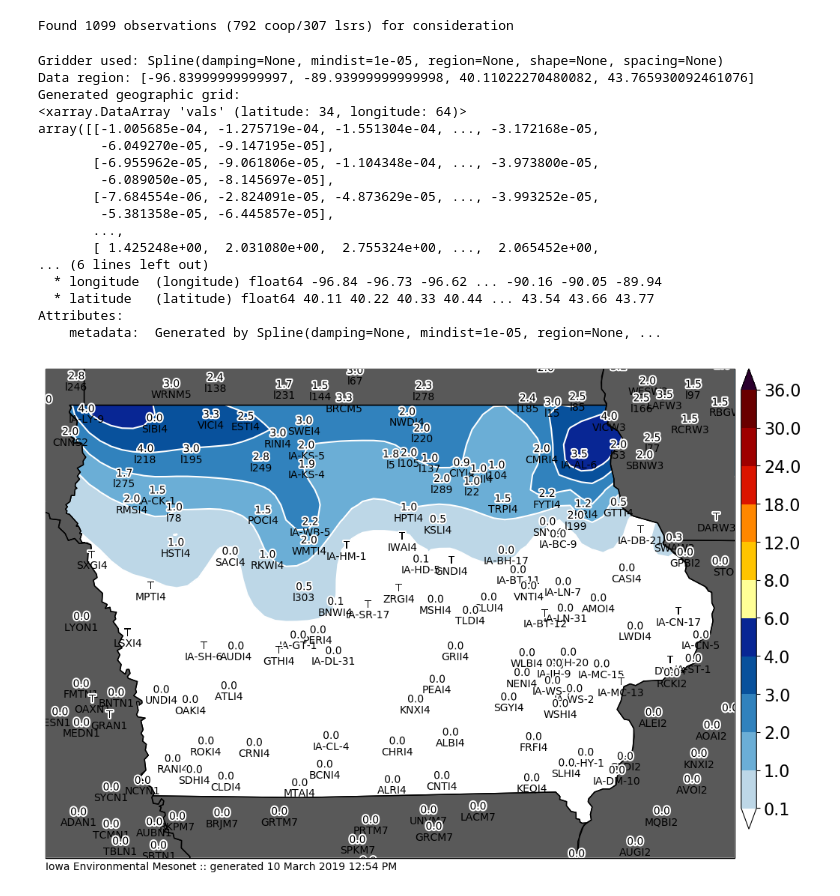
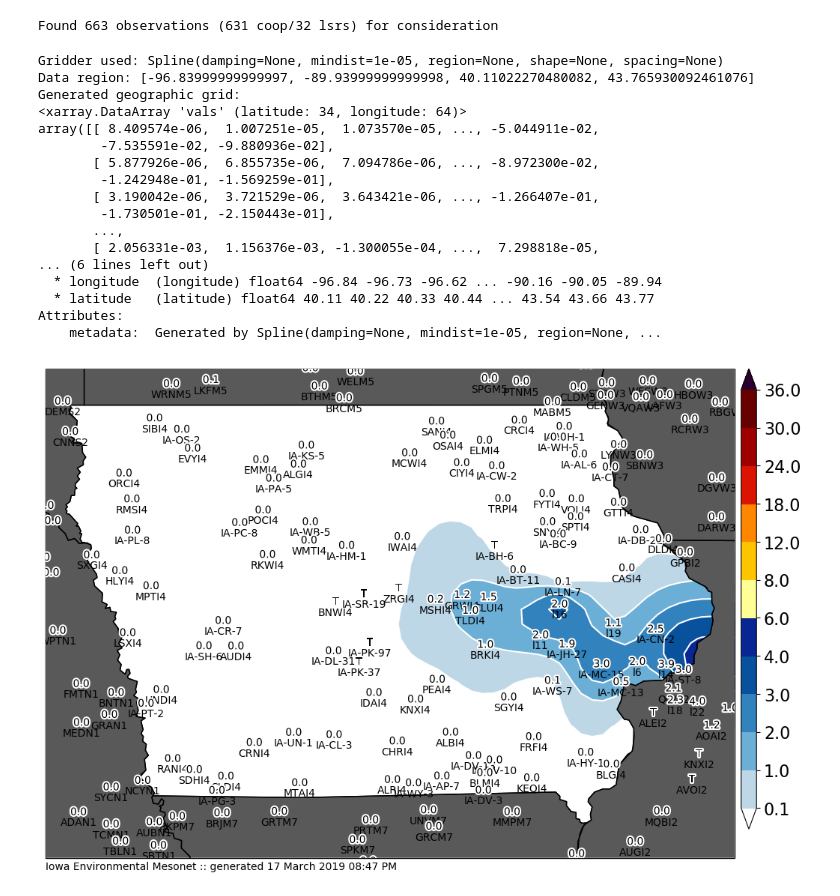
Before and after one commit to akrherz/DEV, a Jupyter notebook: coop/feature_snowfall_analysis.ipynb, the cells around one changed output. Drawn from its saved outputs; the diff is of its cells as text; code cells hidden in the pictures.

```diff
--- a/coop/feature_snowfall_analysis.ipynb
+++ b/coop/feature_snowfall_analysis.ipynb
@@ -81,8 +81,8 @@ def get_coop(dates):
     IEM.close()
     return data
 
-crows = get_coop( ['2019-03-09', '2019-03-10'] )
-sts = utc(2019, 3, 9, 18)
+crows = get_coop( ['2019-03-17', '2019-03-18'] )
+sts = utc(2019, 3, 17, 0)
 ets = utc(2019, 3, 28, 12, 0)
 lrows = get_lsrs(sts, ets)
 
@@ -126,21 +126,17 @@ dfall = df
 #    dfall = pd.concat([df, pd.DataFrame(newrows)], ignore_index=True)
 dfall.set_index('label', inplace=True)
 # %% [output]
-Found 1099 observations (792 coop/307 lsrs) for consideration
+Found 663 observations (631 coop/32 lsrs) for consideration
 # %%
-cull = ['ALXI4', 'DMX', 'IA-DV-1', 'DUBI4']
+cull = ['IA-BH-17', 'VNTI4']
 if cull:
     dfall.at[cull, 'useme'] = False
 
 hardcode = [
-    ('l303', 0.5),
-    ('LSXI4', 0.0001),
-    ('MPTI4', 0.0001),
-    ('IA-CW-2', 1.1),
-    ('IA-AL-6', 3.5),
-    ('SWEI4', 3.0),
-    ('l104', 1.0),
-    ('CMRI4', 2.0),
+    ('IA-SR-19', 0.0001),
+    ('l19', 1.1),
+    ('l16', 2.0),
+
 ]
 
 
@@ -185,41 +181,41 @@ print("Gridder used:", grd)
 region = [min(ll[0], ul[0]), max(lr[0], ur[0]), min(ll[1], ul[1]), max(ul[1], ur[1])]
 print("Data region:", region)
 
 grid = grd.grid(
     region=region,
     spacing=spacing / 3.,
     projection=projection,
     dims=["latitude", "longitude"],
     data_names=["vals"],
 )
 print("Generated geographic grid:")
 print(grid.vals)
 m.contourf(grid.longitude, grid.latitude, grid.vals, clevs, cmap=cmap)
 df_useme_plot = df_useme[(df_useme['val']>=0) & (df_useme['val']<10)]
 m.plot_values(
     df_useme_plot['lon'], df_useme_plot['lat'], df_useme_plot['datalabel'],
     '%s', labels=df_useme_plot.index.values,
     textsize=10, labeltextsize=10, labelbuffer=0)
 m.postprocess(filename='test.png')
 # %% [output]
 Gridder used: Spline(damping=None, mindist=1e-05, region=None, shape=None, spacing=None)
 Data region: [-96.83999999999997, -89.93999999999998, 40.11022270480082, 43.765930092461076]
 Generated geographic grid:
 <xarray.DataArray 'vals' (latitude: 34, longitude: 64)>
-array([[-1.005685e-04, -1.275719e-04, -1.551304e-04, ..., -3.172168e-05,
-        -6.049270e-05, -9.147195e-05],
-       [-6.955962e-05, -9.061806e-05, -1.104348e-04, ..., -3.973800e-05,
-        -6.089050e-05, -8.145697e-05],
-       [-7.684554e-06, -2.824091e-05, -4.873629e-05, ..., -3.993252e-05,
-        -5.381358e-05, -6.445857e-05],
+array([[ 8.409574e-06,  1.007251e-05,  1.073570e-05, ..., -5.044911e-02,
+        -7.535591e-02, -9.880936e-02],
+       [ 5.877926e-06,  6.855735e-06,  7.094786e-06, ..., -8.972300e-02,
+        -1.242948e-01, -1.569259e-01],
+       [ 3.190042e-06,  3.721529e-06,  3.643421e-06, ..., -1.266407e-01,
+        -1.730501e-01, -2.150443e-01],
        ...,
-       [ 1.425248e+00,  2.031080e+00,  2.755324e+00, ...,  2.065452e+00,
+       [ 2.056331e-03,  1.156376e-03, -1.300055e-04, ...,  7.298818e-05,
 ... (6 lines left out)
   * longitude  (longitude) float64 -96.84 -96.73 -96.62 ... -90.16 -90.05 -89.94
   * latitude   (latitude) float64 40.11 40.22 40.33 40.44 ... 43.54 43.66 43.77
 Attributes:
     metadata:  Generated by Spline(damping=None, mindist=1e-05, region=None, ...
-[figure, old version]
+[figure, new version]
 # %%
 # now we are ready to plot!
 
```
Also changed, not shown: parts of 2 cells of this notebook.
